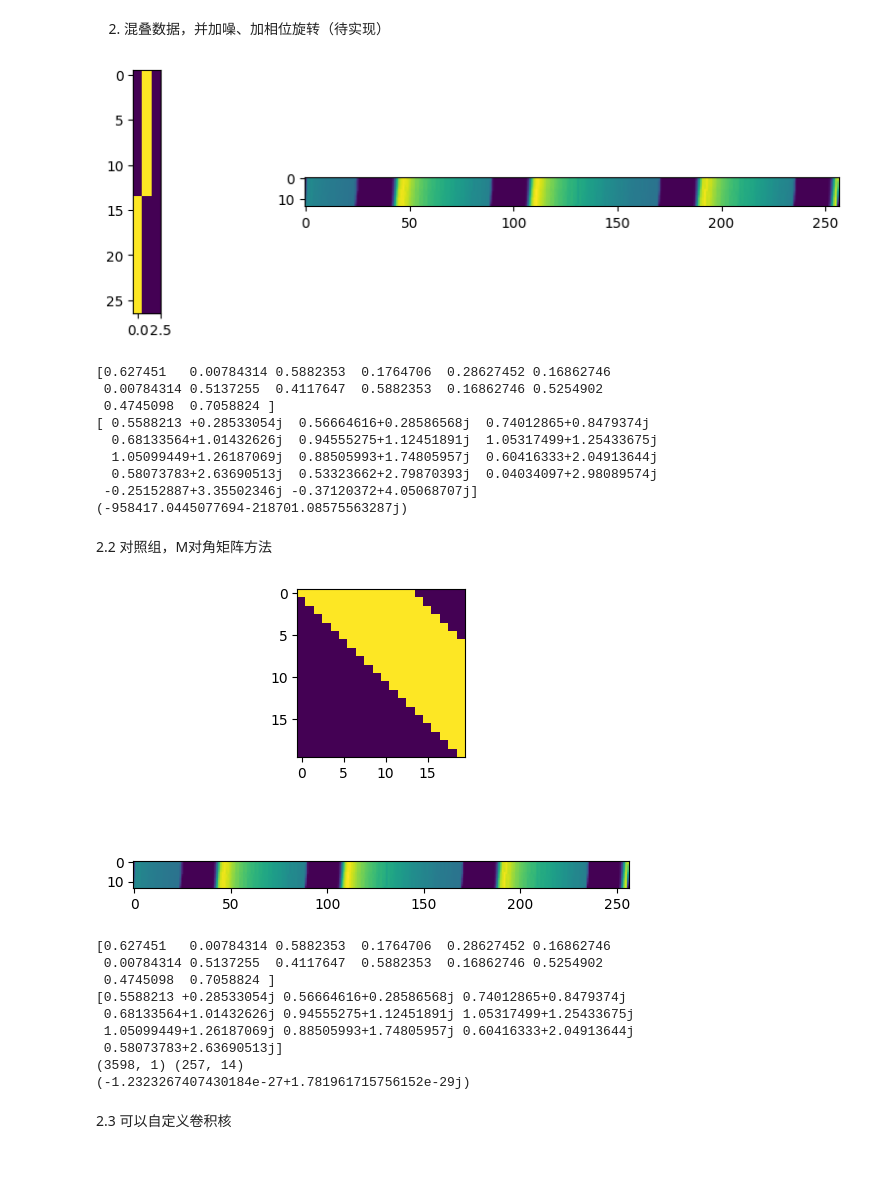
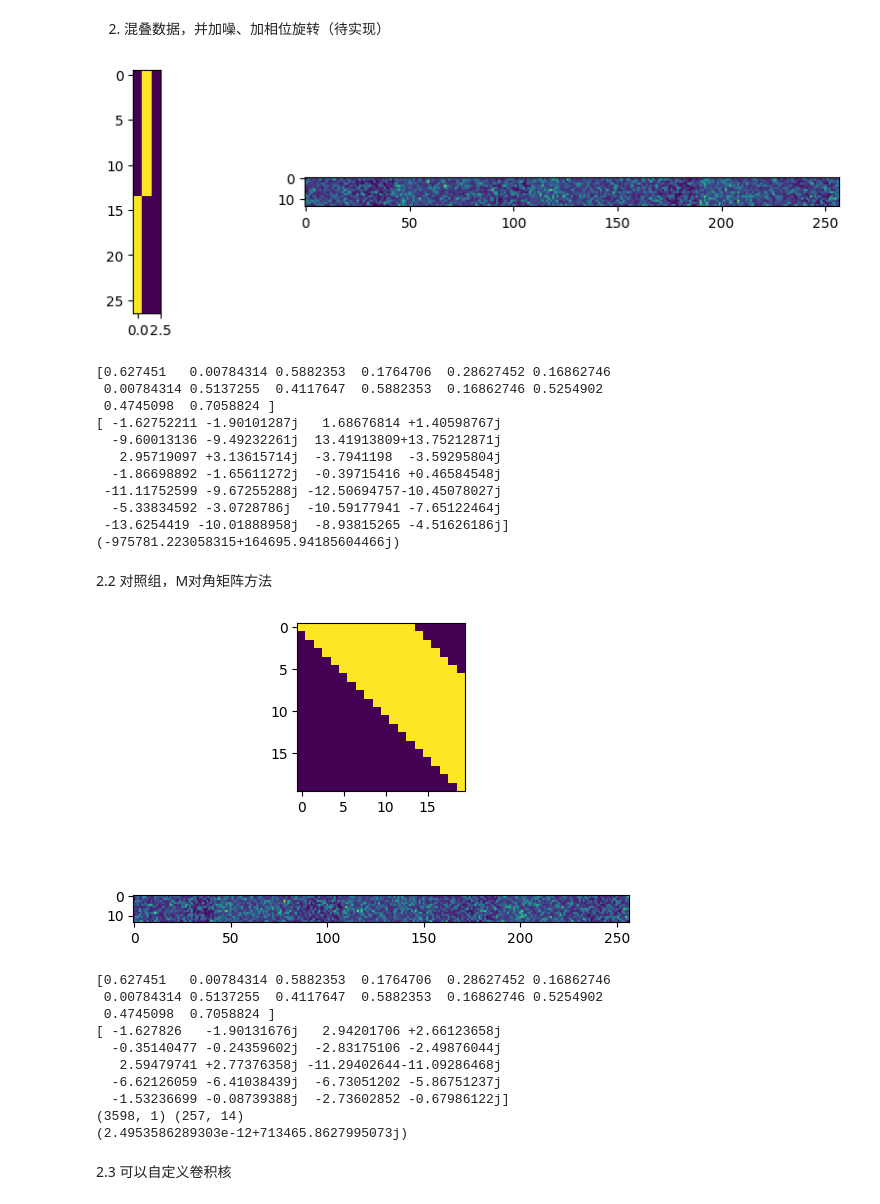
Before and after one commit to auto-Dog/MOAC_deep, a Jupyter notebook: src/time_freq_unaligend.ipynb, the cells around one changed output. Cells and saved outputs as stored; diff of their text form; code cells hidden in the pictures; blank space fills up the shorter version.

Commit message:
Debug: align the data pipeline

```diff
--- a/src/time_freq_unaligend.ipynb
+++ b/src/time_freq_unaligend.ipynb
@@ -10,7 +10,7 @@ from PIL import Image
 # %matplotlib auto
 L_symbols = 256    # 发送符号数
 M_users = 14    # 用户数
-SNR_db_global = 0
+SNR_db_global = -10
 # # 生成新数据
 # d_data = np.random.randn(M_users,L_symbols)
 
@@ -87,11 +87,12 @@ np.random.seed(1896)
 hh = np.exp(1j*np.random.uniform(0,1,(M_users,1)) * 4* np.pi /4)
 # print(hh)   # debug
 # hh = np.ones((M_users,1))
-hh_expand = np.tile(hh,(1,d_data.shape[1]))    # 每行是hi
-d_data_h = d_data*hh_expand # 加相位旋转
 
-d_data_col = np.hstack((d_data_h,np.zeros((M_users,1))))
-convSame = signal.convolve2d(d_data_col, blur_kernel_r, mode='same')
+d_data_col = np.hstack((d_data,np.zeros((M_users,1))))
+hh_expand = np.tile(hh,(1,d_data_col.shape[1]))    # 每行是hi
+d_data_h = d_data_col*hh_expand # 加相位旋转
+
+convSame = signal.convolve2d(d_data_h, blur_kernel_r, mode='same')
 convSame = awgn(convSame,SNR_db_global) # add white gaussian noise, however, the real noise power  should br proportional to filter length
 
 plt.subplot(122)
@@ -102,59 +103,62 @@ print(d_data[:,0])
 print(convSame[:,0])
 print(np.sum((np.sum(convSame[:,:-1],axis=0)-np.sum(d_data,axis=0))**2))
 # %% [output]
-[figure, old version]
+[figure, new version]
 [0.627451   0.00784314 0.5882353  0.1764706  0.28627452 0.16862746
  0.00784314 0.5137255  0.4117647  0.5882353  0.16862746 0.5254902
  0.4745098  0.7058824 ]
-[ 0.5588213 +0.28533054j  0.56664616+0.28586568j  0.74012865+0.8479374j
-  0.68133564+1.01432626j  0.94555275+1.12451891j  1.05317499+1.25433675j
-  1.05099449+1.26187069j  0.88505993+1.74805957j  0.60416333+2.04913644j
-  0.58073783+2.63690513j  0.53323662+2.79870393j  0.04034097+2.98089574j
- -0.25152887+3.35502346j -0.37120372+4.05068707j]
-(-958417.0445077694-218701.08575563287j)
+[ -1.62752211 -1.90101287j   1.68676814 +1.40598767j
+  -9.60013136 -9.49232261j  13.41913809+13.75212871j
+   2.95719097 +3.13615714j  -3.7941198  -3.59295804j
+  -1.86698892 -1.65611272j  -0.39715416 +0.46584548j
+ -11.11752599 -9.67255288j -12.50694757-10.45078027j
+  -5.33834592 -3.0728786j  -10.59177941 -7.65122464j
+ -13.6254419 -10.01888958j  -8.93815265 -4.51626186j]
+(-975781.223058315+164695.94185604466j)
 # %% [markdown]
 2.2 对照组，M对角矩阵方法
 # %%
 # 生成模糊矩阵
 D_array = np.zeros((M_users*L_symbols+M_users-1,M_users*L_symbols))
 for i in range(M_users*L_symbols):
     row_tail = min(i+M_users,M_users*L_symbols+M_users-1)
     D_array[i:row_tail,i] = 1.
 plt.subplot(211)
 plt.imshow(D_array[-20:,-20:])
-d_data_vec = d_data_h.T.reshape(-1,1)
+d_data_vec = d_data_h[:,:-1].T.reshape(-1,1)
 
 # # Mat Mul Method
 # D_array = np.zeros([M_users*(L_symbols+1)-1, M_users*L_symbols])*(1+0j)
 # for idx in range(M_users*L_symbols):    # 按列依次赋值
 #     D_array[np.arange(M_users)+idx, idx] = hh[np.mod(idx,M_users)]
 # d_data_vec = d_data.T.reshape(-1,1)
 # plt.imshow(d_data_vec)
 y_out = D_array @ d_data_vec
 # np.save('my_sample.npy',y_out.flatten())
 
 y_out = awgn(y_out,SNR_db_global) # add white gaussian noise
 y_out1 = np.vstack((y_out,[0.]))    # 为了能形成信号矩阵
 y_out_mat = y_out1.reshape(L_symbols+1,M_users).T
 plt.subplot(212)
 plt.imshow(np.abs(y_out_mat))
 plt.show()
 print(d_data[:,0])
 print(y_out_mat[0:10,0].flatten())
 # print(np.sum((y_out_mat-convSame)**2))
 print(y_out1.shape,convSame.T.shape)
 print(np.sum((y_out1.flatten()-(convSame.T.reshape(-1)))**2))
 # %% [output]
-[figure, old version]
+[figure, new version]
 [0.627451   0.00784314 0.5882353  0.1764706  0.28627452 0.16862746
  0.00784314 0.5137255  0.4117647  0.5882353  0.16862746 0.5254902
  0.4745098  0.7058824 ]
-[0.5588213 +0.28533054j 0.56664616+0.28586568j 0.74012865+0.8479374j
- 0.68133564+1.01432626j 0.94555275+1.12451891j 1.05317499+1.25433675j
- 1.05099449+1.26187069j 0.88505993+1.74805957j 0.60416333+2.04913644j
- 0.58073783+2.63690513j]
+[ -1.627826   -1.90131676j   2.94201706 +2.66123658j
+  -0.35140477 -0.24359602j  -2.83175106 -2.49876044j
+   2.59479741 +2.77376358j -11.29402644-11.09286468j
+  -6.62126059 -6.41038439j  -6.73051202 -5.86751237j
+  -1.53236699 -0.08739388j  -2.73602852 -0.67986122j]
 (3598, 1) (257, 14)
-(-1.2323267407430184e-27+1.781961715756152e-29j)
+(2.4953586289303e-12+713465.8627995073j)
 # %% [markdown]
 2.3 可以自定义卷积核
 # %%
```
Also changed, not shown: parts of 4 cells of this notebook, 2 other files.
